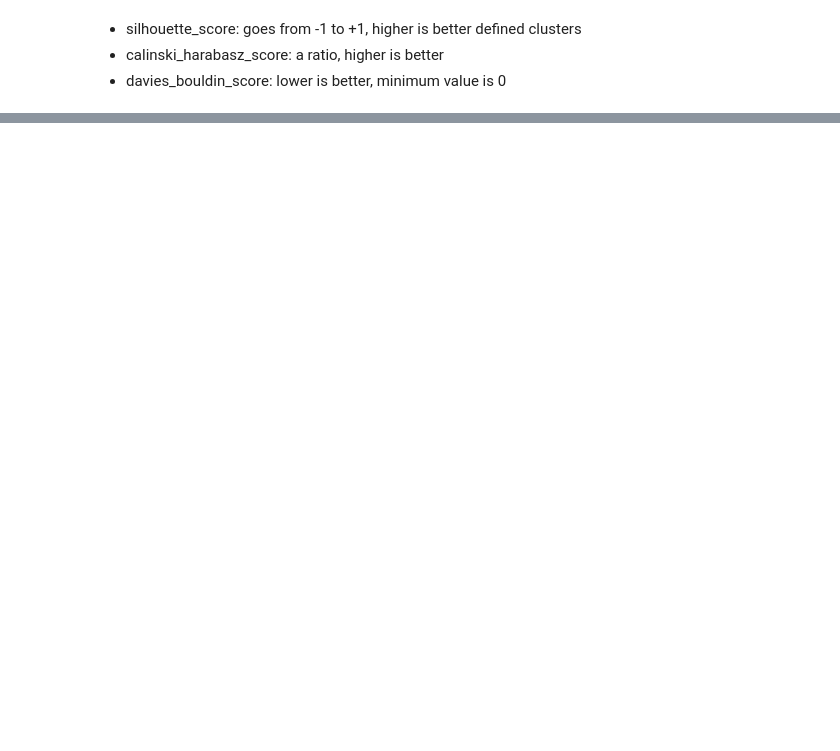
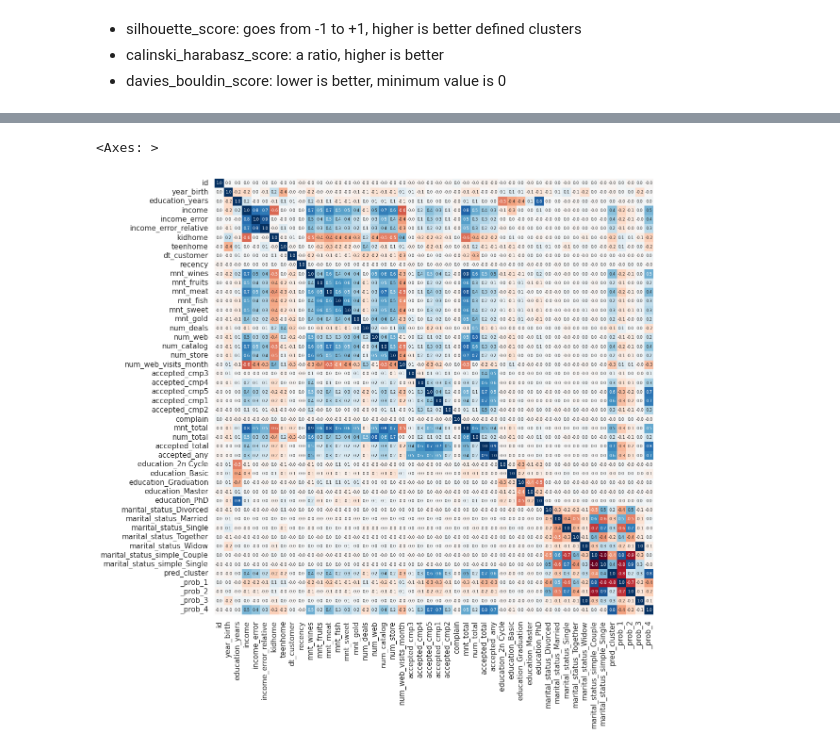
Before and after one commit to avila/ClearCutCostumerClustering, a Jupyter notebook: code/mra/02_clust_first_look.ipynb, the cells around one changed output, grey strips where cells are left out. Cells and saved outputs as stored; diff of their text form; code cells hidden in the pictures; blank space fills up the shorter version.

```diff
--- a/code/mra/02_clust_first_look.ipynb
+++ b/code/mra/02_clust_first_look.ipynb
@@ -10,6 +10,8 @@ getcwd()
 # ignore warnings
 import warnings
 warnings.filterwarnings('ignore')
+# set theme for plots
+sns.set_theme()
 # %%
 # main libs
 import pandas as pd
@@ -221,0 +260,14 @@ _ = plot.elbow_curve(X, model, range_n_clusters=(1, 2, 3, 4, 5, 6, 7, 8, 9))
+# %%
+fig, ax = plt.subplots(figsize=(12,12))
+sns.heatmap(
+    df_reordered.corr(),
+    cmap='RdBu',
+    annot=True,
+    fmt=".1f",
+    annot_kws={"size": 6},
+    vmin=-1, vmax=1,
+    cbar=False
+)
+# %% [output]
+<Axes: >
+[figure, added]
```
Also changed, not shown: parts of 36 cells of this notebook, 1 other file.
